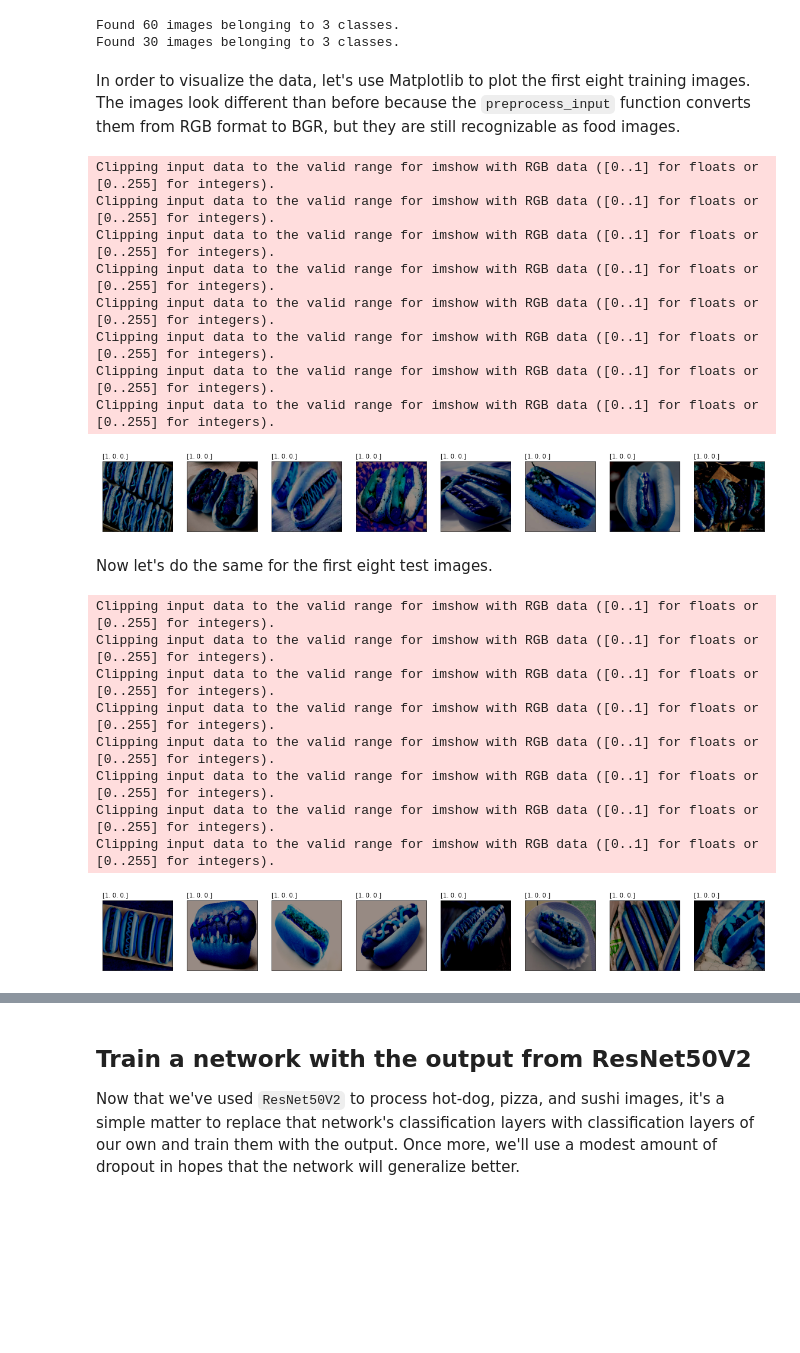
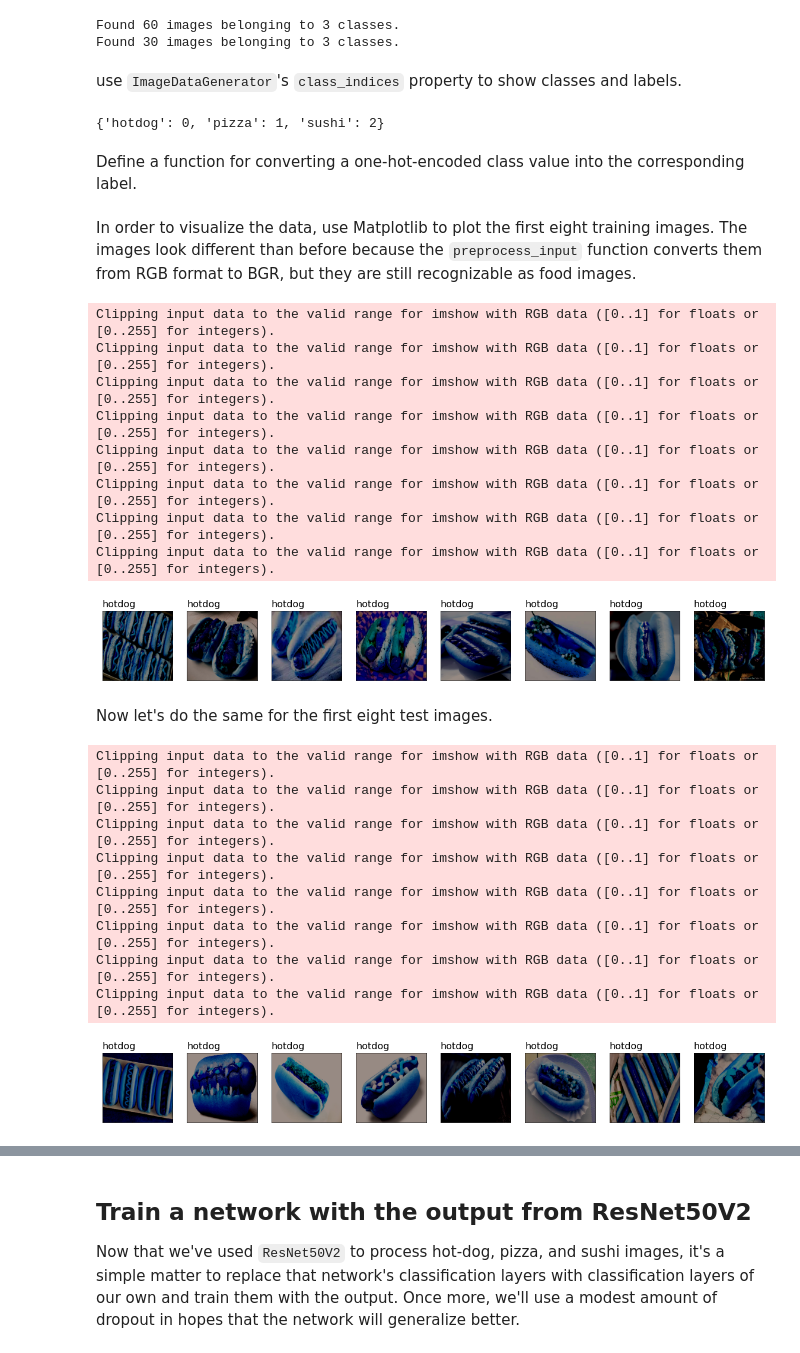
Before and after one commit to jeffprosise/Deep-Learning, a Jupyter notebook: Food CNN 2 - Transfer Learning.ipynb, the cells around one changed output, grey strips where cells are left out. Saved outputs shown, nothing was run; the diff lists cells and outputs as text; code cells hidden in the pictures; blank space fills up the shorter version.

```diff
--- a/Food CNN 2 - Transfer Learning.ipynb
+++ b/Food CNN 2 - Transfer Learning.ipynb
@@ -14,68 +14,78 @@ The first step is to use Keras's [ImageDataGenerator](https://keras.io/api/prepr
 from keras.preprocessing.image import ImageDataGenerator
 from keras.applications.resnet50 import preprocess_input
 
-batch_size = 5
-train_datagen = ImageDataGenerator(rescale=1./255, preprocessing_function=preprocess_input)
-test_datagen = ImageDataGenerator(rescale=1./255, preprocessing_function=preprocess_input)
+image_batch_size = 10
+idg = ImageDataGenerator(rescale=1./255, preprocessing_function=preprocess_input)
 
-train_generator = train_datagen.flow_from_directory(
+train_generator = idg.flow_from_directory(
     directory='food/train',
     target_size=(224, 224),
-    batch_size=batch_size,
+    batch_size=image_batch_size,
     class_mode='categorical',
-    shuffle=False, # Avoid shuffling so labels can be recreated
+    shuffle=False, # Prevent shuffling so labels can be recreated
     seed=42
 )
 
-test_generator = test_datagen.flow_from_directory(
+test_generator = idg.flow_from_directory(
     directory='food/test',
     target_size=(224, 224),
-    batch_size=batch_size,
+    batch_size=image_batch_size,
     class_mode='categorical',
-    shuffle=False, # Avoid shuffling so labels can be recreated
+    shuffle=False, # Prevent shuffling so labels can be recreated
     seed=42
 )
 # %% [output]
 Found 60 images belonging to 3 classes.
 Found 30 images belonging to 3 classes.
+# %% [markdown]
+use `ImageDataGenerator`'s `class_indices` property to show classes and labels.
+# %%
+class_indices = train_generator.class_indices
+print(class_indices)
+# %% [output]
+{'hotdog': 0, 'pizza': 1, 'sushi': 2}
+# %% [markdown]
+Define a function for converting a one-hot-encoded class value into the corresponding label.
+# %%
+def get_label(y, indices):
+    return list(indices.keys())[list(indices.values()).index(y.argmax(axis=-1))]
 # %% [markdown]
-In order to visualize the data, let's use Matplotlib to plot the first eight training images. The images look different than before because the `preprocess_input` function converts them from RGB format to BGR, but they are still recognizable as food images.
+In order to visualize the data, use Matplotlib to plot the first eight training images. The images look different than before because the `preprocess_input` function converts them from RGB format to BGR, but they are still recognizable as food images.
 # %%
 %matplotlib inline
 import matplotlib.pyplot as plt
-import numpy as np
 
-images = np.concatenate([train_generator[0][0], train_generator[1][0]]) # First 10 images
-labels = np.concatenate([train_generator[0][1], train_generator[1][1]]) # First 10 labels
+images = train_generator[0][0] # First 10 images
+labels = train_generator[0][1] # First 10 labels
 
 fig, axes = plt.subplots(1, 8, figsize=(20, 20), subplot_kw={'xticks': [], 'yticks': []})
 
 for i, ax in enumerate(axes.flat):
     ax.imshow(images[i])
-    ax.text(0.0, 1.05, str(labels[i]), transform=ax.transAxes)
+    ax.text(0.0, 1.05, get_label(labels[i], class_indices), transform=ax.transAxes, fontsize=16)
 
 train_generator.reset()
 # %% [output]
 Clipping input data to the valid range for imshow with RGB data ([0..1] for floats or [0..255] for integers).
 Clipping input data to the valid range for imshow with RGB data ([0..1] for floats or [0..255] for integers).
 Clipping input data to the valid range for imshow with RGB data ([0..1] for floats or [0..255] for integers).
 Clipping input data to the valid range for imshow with RGB data ([0..1] for floats or [0..255] for integers).
 Clipping input data to the valid range for imshow with RGB data ([0..1] for floats or [0..255] for integers).
 Clipping input data to the valid range for imshow with RGB data ([0..1] for floats or [0..255] for integers).
 Clipping input data to the valid range for imshow with RGB data ([0..1] for floats or [0..255] for integers).
 Clipping input data to the valid range for imshow with RGB data ([0..1] for floats or [0..255] for integers).
-[figure, old version]
+[figure, new version]
 # %% [markdown]
 Now let's do the same for the first eight test images.
 # %%
-images = np.concatenate([test_generator[0][0], test_generator[1][0]]) # First 10 images
-labels = np.concatenate([test_generator[0][1], test_generator[1][1]]) # First 10 labels
+images = test_generator[0][0] # First 10 images
+labels = test_generator[0][1] # First 10 labels
 
 fig, axes = plt.subplots(1, 8, figsize=(20, 20), subplot_kw={'xticks': [], 'yticks': []})
 
 for i, ax in enumerate(axes.flat):
     ax.imshow(images[i])
-    ax.text(0.0, 1.05, str(labels[i]), transform=ax.transAxes)
+    ax.text(0.0, 1.05, get_label(labels[i], class_indices), transform=ax.transAxes, fontsize=16)
 
 test_generator.reset()
 # %% [output]
@@ -87,7 +97,7 @@ Clipping input data to the valid range for imshow with RGB data ([0..1] for floa
 Clipping input data to the valid range for imshow with RGB data ([0..1] for floats or [0..255] for integers).
 Clipping input data to the valid range for imshow with RGB data ([0..1] for floats or [0..255] for integers).
 Clipping input data to the valid range for imshow with RGB data ([0..1] for floats or [0..255] for integers).
-[figure, old version]
+[figure, new version]
 # %% [markdown]
 ## Use ResNet50V2 to extract features from images
 
```
Also changed, not shown: parts of 8 cells of this notebook, 1 other file.
